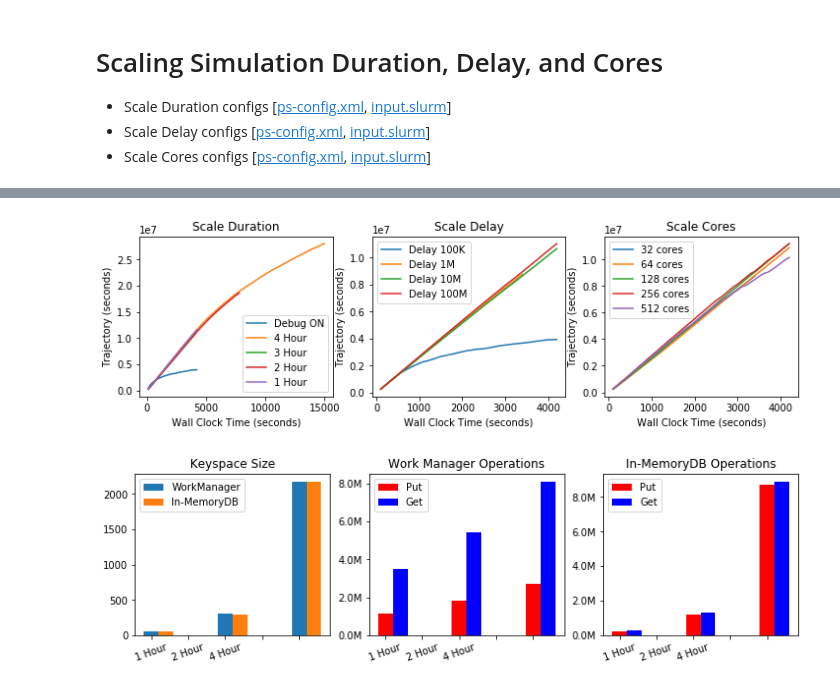
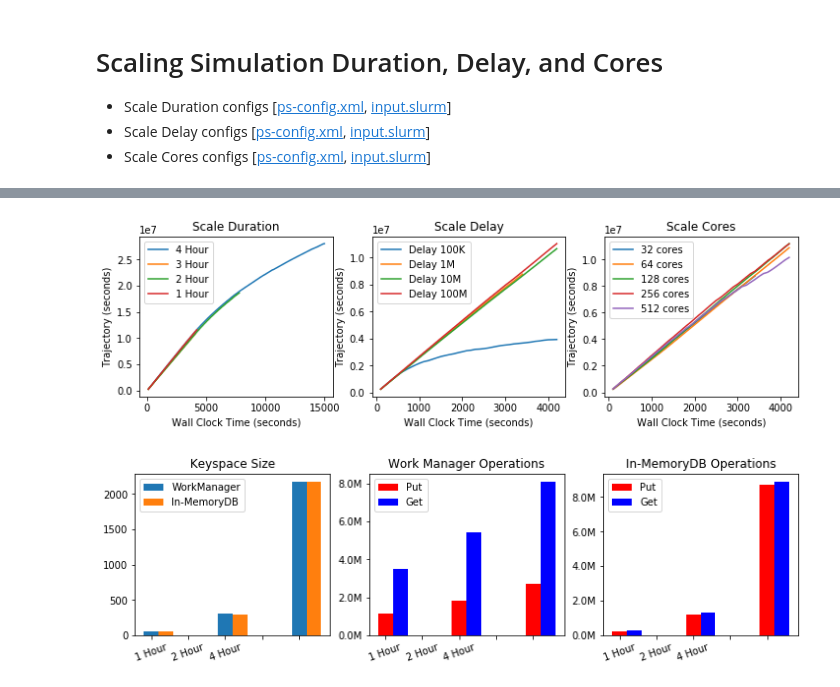
Before and after one commit to michaelsevilla/parsplice-popper, a Jupyter notebook: viz/viz-new.ipynb, the cells around one changed output, grey strips where cells are left out. Cells and saved outputs as stored; diff of their text form; code cells hidden in the pictures.

```diff
--- a/viz/viz-new.ipynb
+++ b/viz/viz-new.ipynb
@@ -39,36 +39,36 @@ def plot_times(ax, label, results):
     if os.path.exists(results + "/times.out"):
         df = pd.read_csv(results + "/times.out", delimiter=" ", index_col=False, names=["wc", "traj"])
     else:
-        untar(results + "/times.out")
+        untar(results + "/times.tar.gz")
+        shutil.move("times.out", "tmp/times.out")
         df = pd.read_csv("tmp/times.out", delimiter=" ", index_col=False, names=["wc", "traj"])
     ax.plot(df["wc"], df["traj"], label=label)
     ax.set_ylabel("Trajectory (seconds)")
     ax.set_xlabel("Wall Clock Time (seconds)")
     ax.legend()
 
 fig, ax = plt.subplots(1, 3, figsize=(12, 3))
 d = "../experiments/baseline-trinitite/"
 ax[0].set_title("Scale Duration")
-plot_times(ax[0], "Debug ON",  d+"nano/delay100K/")
 plot_times(ax[0], "4 Hour", d+"nano/parmsweep/scale-length-hr4-59971")
 plot_times(ax[0], "3 Hour", d+"nano/parmsweep/scale-length-hr3-59970")
 plot_times(ax[0], "2 Hour", d+"nano/parmsweep/scale-length-hr2-59969")
 plot_times(ax[0], "1 Hour", d+"nano/parmsweep/scale-length-hr1-59968")
 
 ax[1].set_title("Scale Delay")
 plot_times(ax[1], "Delay 100K", d+"nano/parmsweep/scale-delay-100000-60117")
 plot_times(ax[1], "Delay 1M", d+"nano/parmsweep/scale-delay-1000000-60120")
 plot_times(ax[1], "Delay 10M", d+"nano/parmsweep/scale-delay-10000000-60119")
 plot_times(ax[1], "Delay 100M", d+"nano/parmsweep/scale-delay-100000000-60118")
 
 ax[2].set_title("Scale Cores")
 plot_times(ax[2], "32 cores",  d+"nano/parmsweep/scale-delay-1000000-60120")
 plot_times(ax[2], "64 cores",  d+"nano/parmsweep/scale-tasks-64-59958")
 plot_times(ax[2], "128 cores", d+"nano/parmsweep/scale-tasks-128-59959")
 plot_times(ax[2], "256 cores", d+"nano/parmsweep/scale-tasks-256-59962")
 plot_times(ax[2], "512 cores", d+"nano/parmsweep/scale-tasks-512-59963")
 # %% [output]
-[figure, old version]
+[figure, new version]
 # %%
 names = {"0": "Splicer", "1": "Worker", "2": "PersistentDB",
          "3": "InMemoryDB", "4": "WorkManager", -1: "all ranks"}
```
Also changed, not shown: parts of 5 cells of this notebook, 4 other files.
